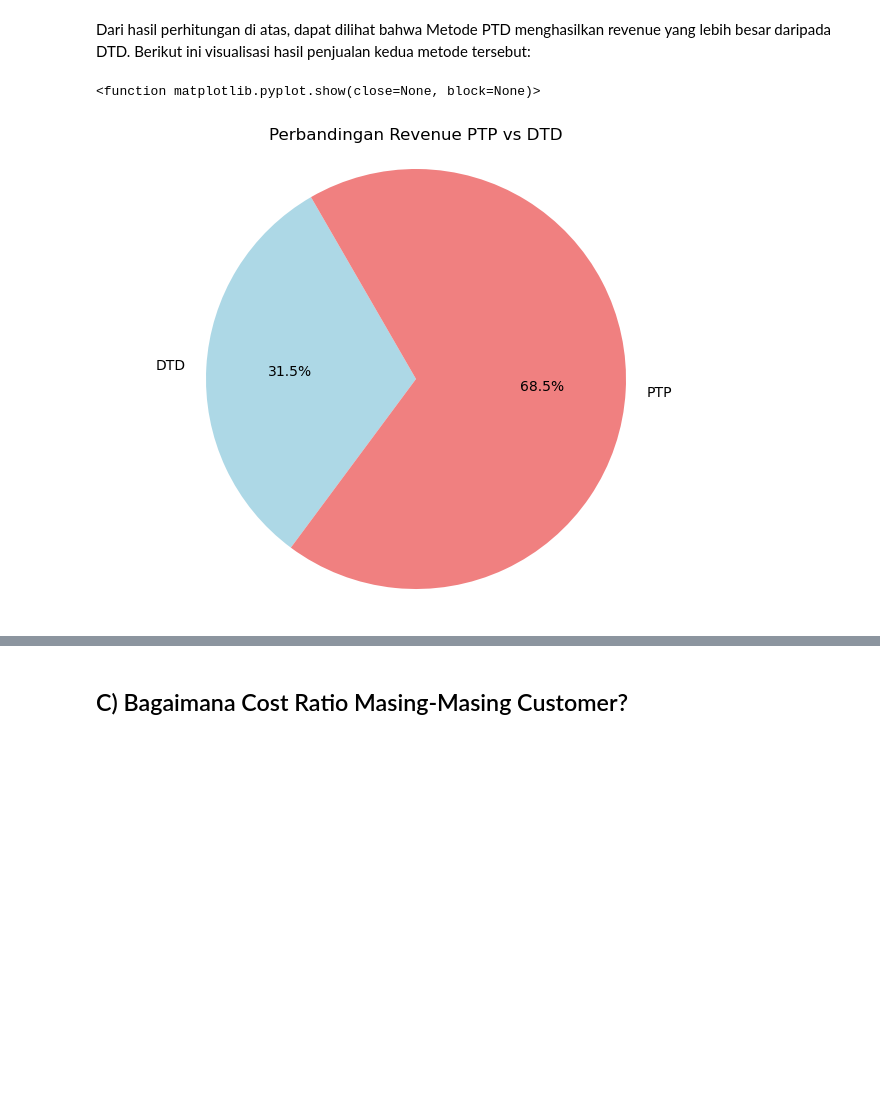
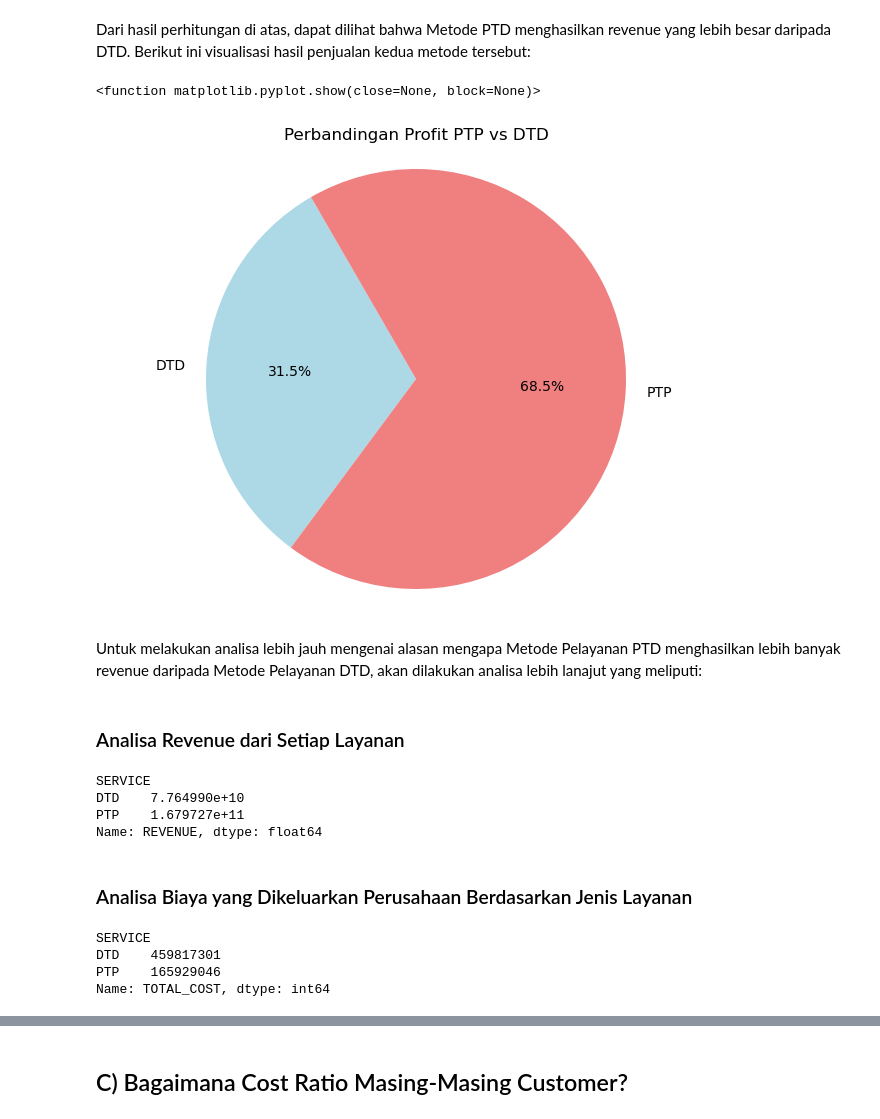
Before and after one commit to Dini15/MarketMetrics, a Jupyter notebook: dini_anggriyani_test.ipynb, the cells around one changed output, grey strips where cells are left out. Drawn from its saved outputs; the diff is of its cells as text; code cells hidden in the pictures; blank space fills up the shorter version.

```diff
--- a/dini_anggriyani_test.ipynb
+++ b/dini_anggriyani_test.ipynb
@@ -565,11 +567,31 @@ Dari hasil perhitungan di atas, dapat dilihat bahwa Metode PTD menghasilkan reve
 # %%
 sales_data = df_clean.groupby('SERVICE')['PROFIT'].sum()
 
 plt.figure(figsize=(8,6))
 plt.pie(sales_data, labels=sales_data.index, autopct='%1.1f%%', colors=['lightblue', 'lightcoral'], startangle=120)
 plt.axis('equal')
-plt.title('Perbandingan Revenue PTP vs DTD')
+plt.title('Perbandingan Profit PTP vs DTD')
 plt.show
 # %% [output]
 <function matplotlib.pyplot.show(close=None, block=None)>
-[figure, old version]
+[figure, new version]
+# %% [markdown]
+Untuk melakukan analisa lebih jauh mengenai alasan mengapa Metode Pelayanan PTD menghasilkan lebih banyak revenue daripada Metode Pelayanan DTD, akan dilakukan analisa lebih lanajut yang meliputi:
+# %% [markdown]
+### Analisa Revenue dari Setiap Layanan
+# %%
+df_clean.groupby('SERVICE')['REVENUE'].sum()
+# %% [output]
+SERVICE
+DTD    7.764990e+10
+PTP    1.679727e+11
+Name: REVENUE, dtype: float64
+# %% [markdown]
+### Analisa Biaya yang Dikeluarkan Perusahaan Berdasarkan Jenis Layanan
+# %%
+df_clean.groupby('SERVICE')['TOTAL_COST'].sum()
+# %% [output]
+SERVICE
+DTD    459817301
+PTP    165929046
+Name: TOTAL_COST, dtype: int64
```
Also changed, not shown: parts of 11 cells of this notebook.
